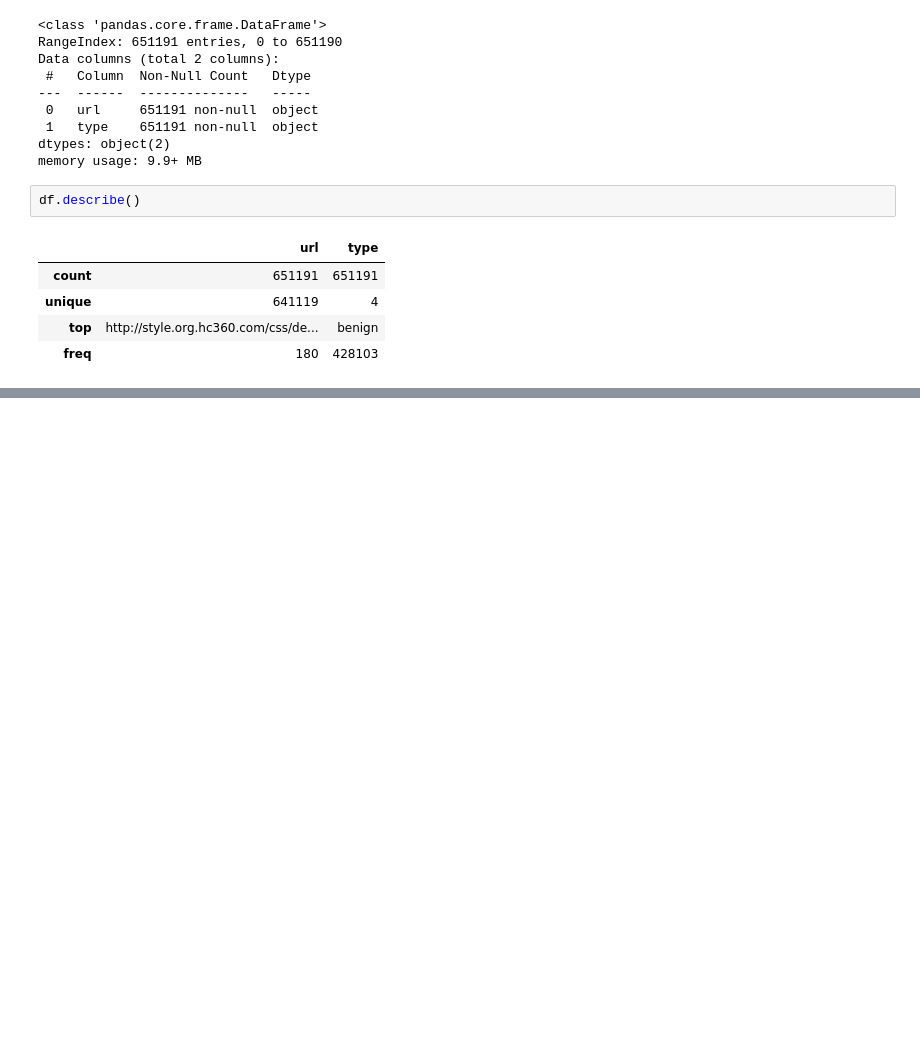
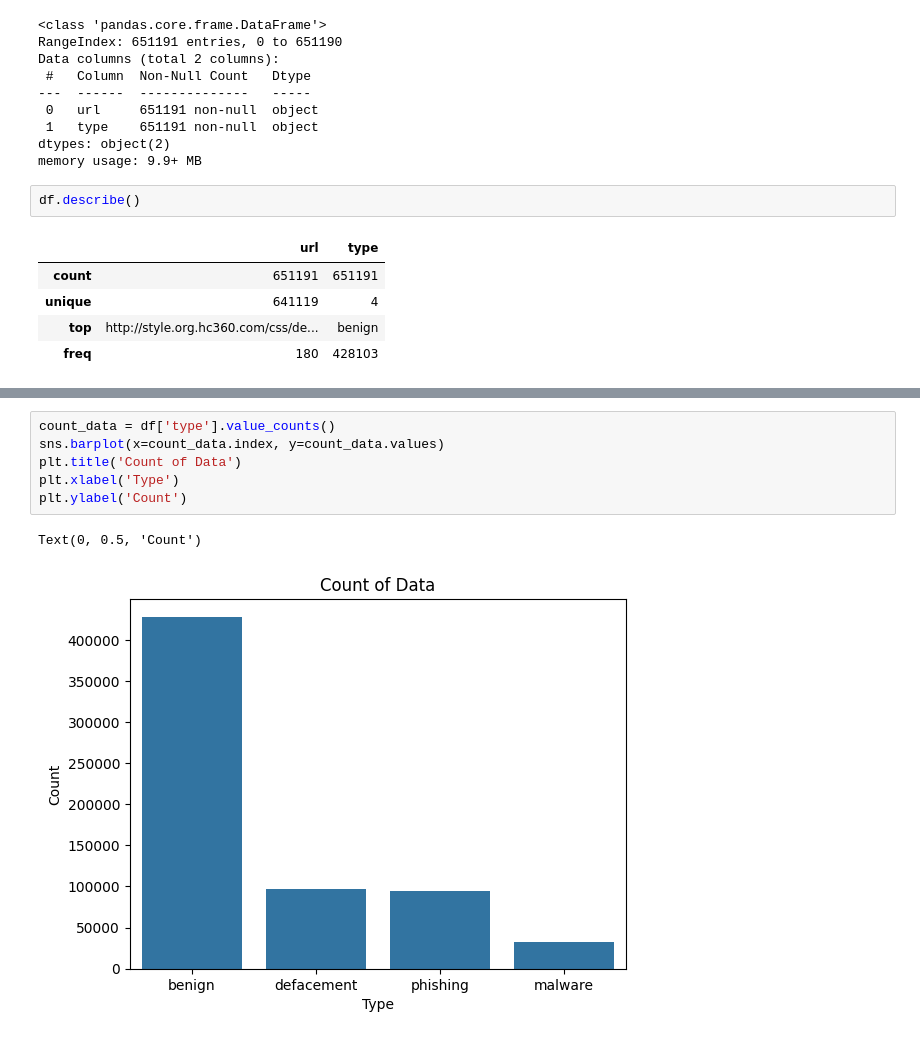
Before and after one commit to neevaiti/SafeURL-model, a Jupyter notebook: notebook/01_analysis.ipynb, the cells around one changed output, grey strips where cells are left out. Saved outputs shown, nothing was run; the diff lists cells and outputs as text; blank space fills up the shorter version.

```diff
--- a/notebook/01_analysis.ipynb
+++ b/notebook/01_analysis.ipynb
@@ -47,0 +117,9 @@ df.describe()
+# %%
+count_data = df['type'].value_counts()
+sns.barplot(x=count_data.index, y=count_data.values)
+plt.title('Count of Data')
+plt.xlabel('Type')
+plt.ylabel('Count')
+# %% [output]
+Text(0, 0.5, 'Count')
+[figure, added]
```
Also changed, not shown: parts of 12 cells of this notebook.
